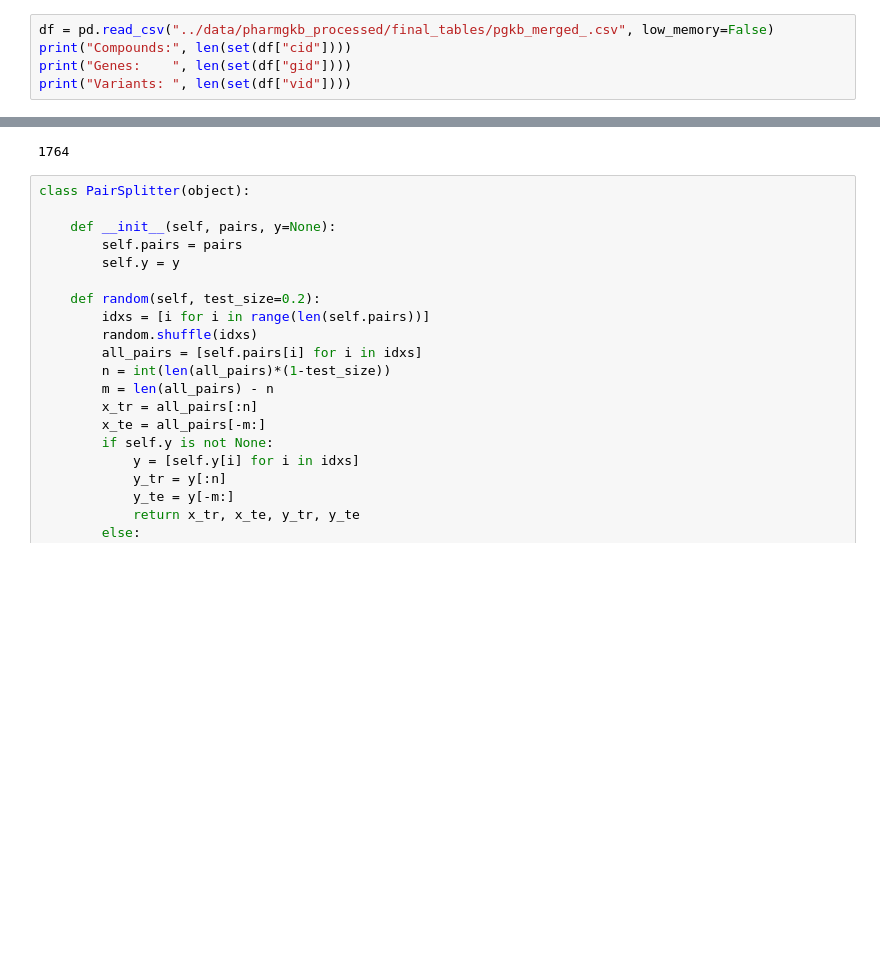
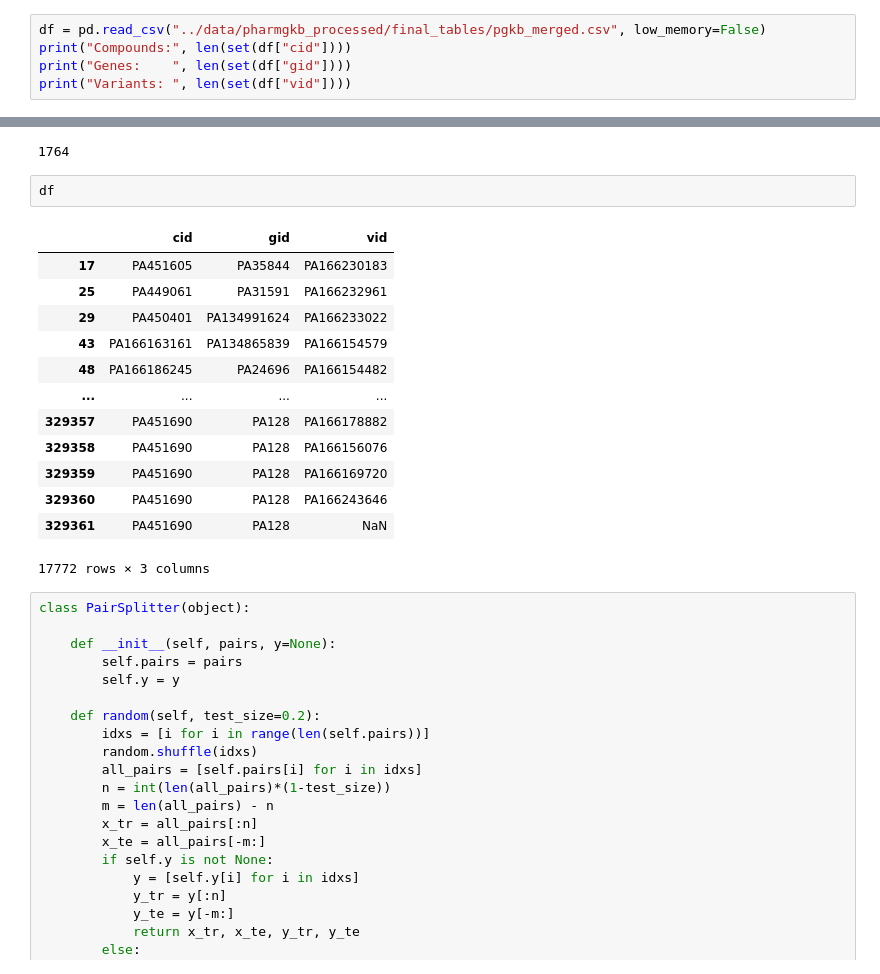
Before and after one commit to ersilia-os/pharmacogx-embeddings, a Jupyter notebook: notebooks/02_AI_DataPreparation.ipynb, the cells around one changed output, grey strips where cells are left out. Cells and saved outputs as stored; diff of their text form; blank space fills up the shorter version.

```diff
--- a/notebooks/02_AI_DataPreparation.ipynb
+++ b/notebooks/02_AI_DataPreparation.ipynb
@@ -21,7 +23,7 @@ from compound_structures import CompoundStructureEmbedding
 from protein_sequences import ProteinSequenceEmbedding
 from bioteque import BiotequeGeneEmbedding
 # %%
-df = pd.read_csv("../data/pharmgkb_processed/final_tables/pgkb_merged_.csv", low_memory=False)
+df = pd.read_csv("../data/pharmgkb_processed/final_tables/pgkb_merged.csv", low_memory=False)
 print("Compounds:", len(set(df["cid"])))
 print("Genes:    ", len(set(df["gid"])))
 print("Variants: ", len(set(df["vid"])))
@@ -148,6 +191,22 @@ all_pairs, y = PairBalancer(pairs).balanced_positives_negatives()
 print(len(all_pairs))
 # %% [output]
 1764
+# %%
+df
+# %% [output]
+|  | cid | gid | vid |
+| 17 | PA451605 | PA35844 | PA166230183 |
+| 25 | PA449061 | PA31591 | PA166232961 |
+| 29 | PA450401 | PA134991624 | PA166233022 |
+| 43 | PA166163161 | PA134865839 | PA166154579 |
+| 48 | PA166186245 | PA24696 | PA166154482 |
+| ... | ... | ... | ... |
+| 329357 | PA451690 | PA128 | PA166178882 |
+| 329358 | PA451690 | PA128 | PA166156076 |
+| 329359 | PA451690 | PA128 | PA166169720 |
+| 329360 | PA451690 | PA128 | PA166243646 |
+| 329361 | PA451690 | PA128 | NaN |
+17772 rows × 3 columns
 # %%
 class PairSplitter(object):
 
```
Also changed, not shown: parts of 10 cells of this notebook, 9 other files.
